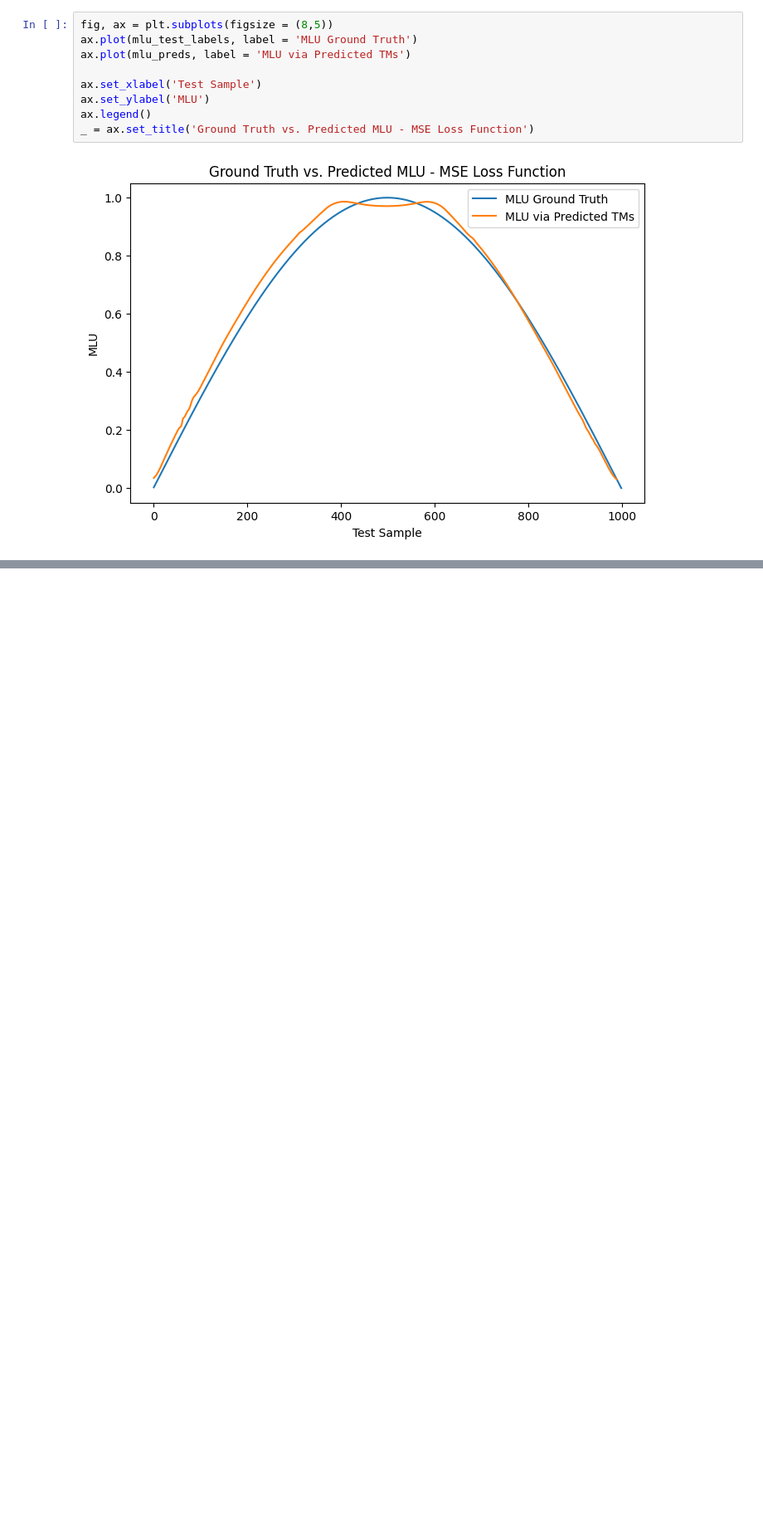
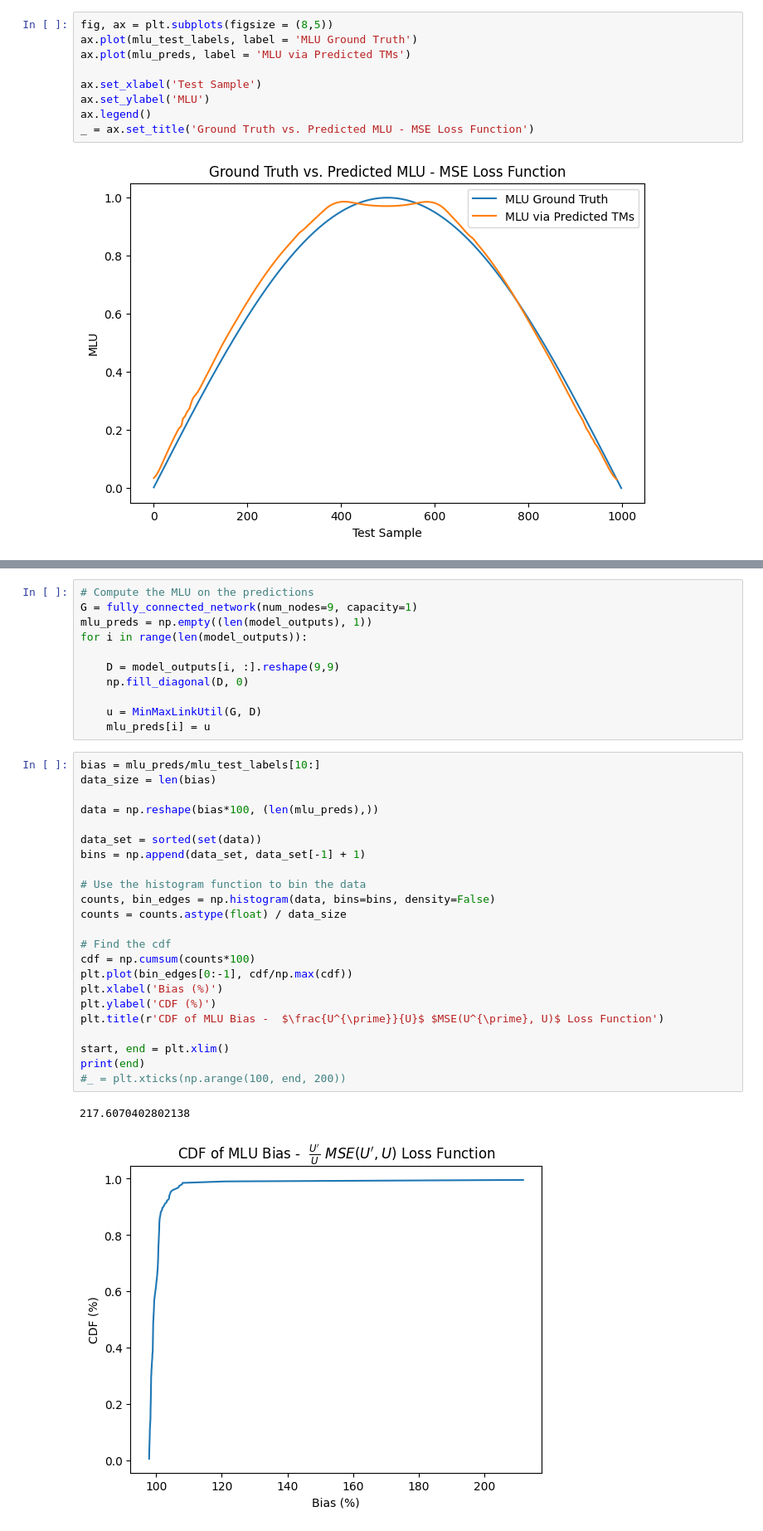
Before and after one commit to mcash8/TMPrediction, a Jupyter notebook: Code/LossFunction/Synthetic Data/SyntheticClassicalMethodBaselineMSE.ipynb, the cells around one changed output, grey strips where cells are left out. Shown at 83% size. Drawn from its saved outputs; the diff is of its cells as text; blank space fills up the shorter version.

```diff
--- a/Code/LossFunction/Synthetic Data/SyntheticClassicalMethodBaselineMSE.ipynb
+++ b/Code/LossFunction/Synthetic Data/SyntheticClassicalMethodBaselineMSE.ipynb
@@ -332,0 +601,37 @@ _ = ax.set_title('Ground Truth vs. Predicted MLU - MSE Loss Function')
+# %%
+# Compute the MLU on the predictions
+G = fully_connected_network(num_nodes=9, capacity=1)
+mlu_preds = np.empty((len(model_outputs), 1))
+for i in range(len(model_outputs)):
+
+    D = model_outputs[i, :].reshape(9,9)
+    np.fill_diagonal(D, 0)
+
+    u = MinMaxLinkUtil(G, D)
+    mlu_preds[i] = u
+# %%
+bias = mlu_preds/mlu_test_labels[10:]
+data_size = len(bias)
+
+data = np.reshape(bias*100, (len(mlu_preds),))
+
+data_set = sorted(set(data))
+bins = np.append(data_set, data_set[-1] + 1)
+
+# Use the histogram function to bin the data
+counts, bin_edges = np.histogram(data, bins=bins, density=False)
+counts = counts.astype(float) / data_size
+
+# Find the cdf
+cdf = np.cumsum(counts*100)
+plt.plot(bin_edges[0:-1], cdf/np.max(cdf))
+plt.xlabel('Bias (%)')
+plt.ylabel('CDF (%)')
+plt.title(r'CDF of MLU Bias -  $\frac{U^{\prime}}{U}$ $MSE(U^{\prime}, U)$ Loss Function')
+
+start, end = plt.xlim()
+print(end)
+#_ = plt.xticks(np.arange(100, end, 200))
+# %% [output]
+217.6070402802138
+[figure, added]
```
Also changed, not shown: parts of 19 cells of this notebook.
